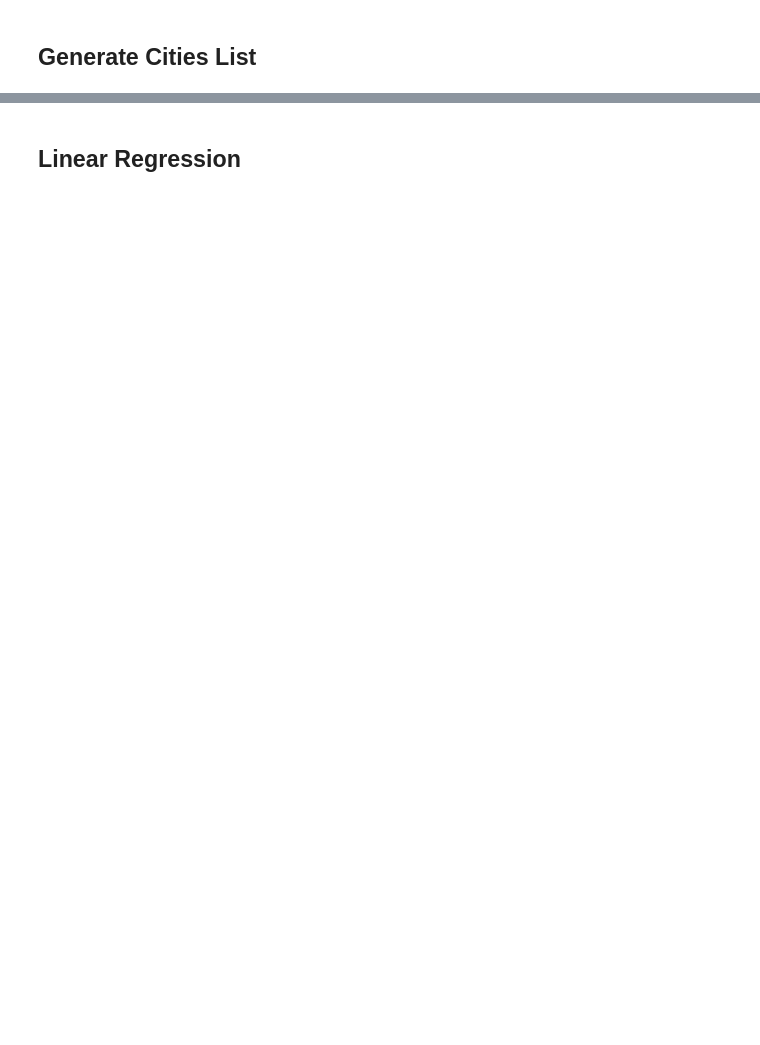
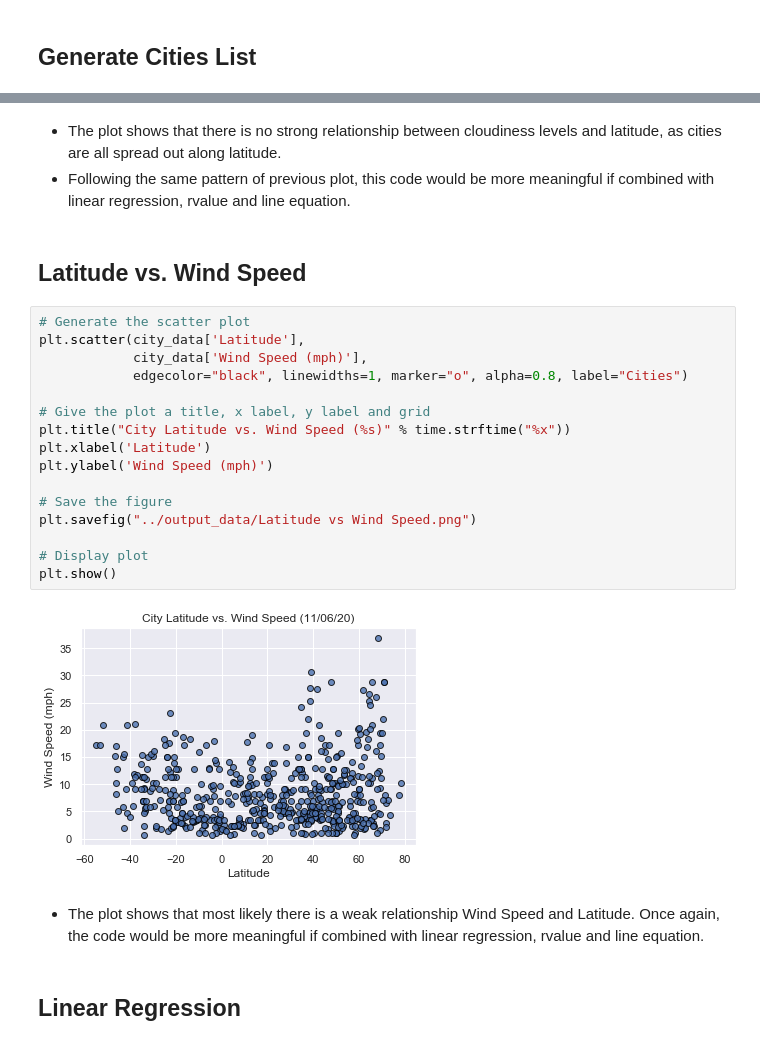
Before and after one commit to Maercoli/6-APIs_What-s-the-Weather-Like-, a Jupyter notebook: WeatherPy/WeatherPy.ipynb, the cells around one changed output, grey strips where cells are left out. Drawn from its saved outputs; the diff is of its cells as text; blank space fills up the shorter version.

```diff
--- a/WeatherPy/WeatherPy.ipynb
+++ b/WeatherPy/WeatherPy.ipynb
@@ -211,2 +245,27 @@ Int64Index([], dtype='int64')
+# %% [markdown]
+- The plot shows that there is no strong relationship between cloudiness levels and latitude, as cities are all spread out along latitude.
+- Following the same pattern of previous plot, this code would be more meaningful if combined with linear regression, rvalue and line equation.
+# %% [markdown]
+## Latitude vs. Wind Speed
+# %%
+# Generate the scatter plot
+plt.scatter(city_data['Latitude'],
+            city_data['Wind Speed (mph)'],
+            edgecolor="black", linewidths=1, marker="o", alpha=0.8, label="Cities")
+
+# Give the plot a title, x label, y label and grid
+plt.title("City Latitude vs. Wind Speed (%s)" % time.strftime("%x"))
+plt.xlabel('Latitude')
+plt.ylabel('Wind Speed (mph)')
+
+# Save the figure
+plt.savefig("../output_data/Latitude vs Wind Speed.png")
+
+# Display plot
+plt.show()
+# %% [output]
+[figure, added]
+# %% [markdown]
+- The plot shows that most likely there is a weak relationship Wind Speed and Latitude. Once again, the code would be more meaningful if combined with linear regression, rvalue and line equation.
 # %% [markdown]
 ## Linear Regression
```
Also changed, not shown: parts of 63 cells of this notebook, 2 other files.
